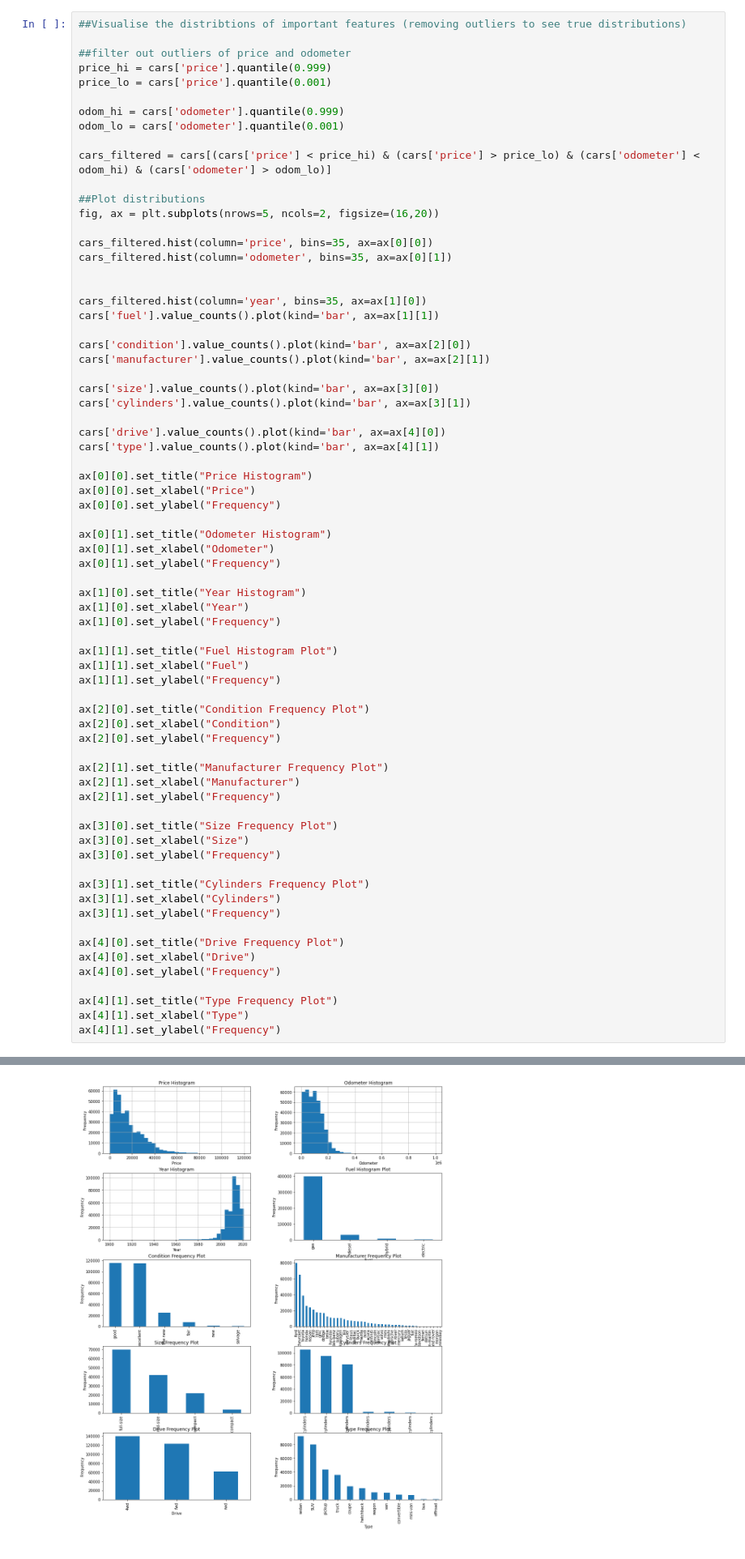
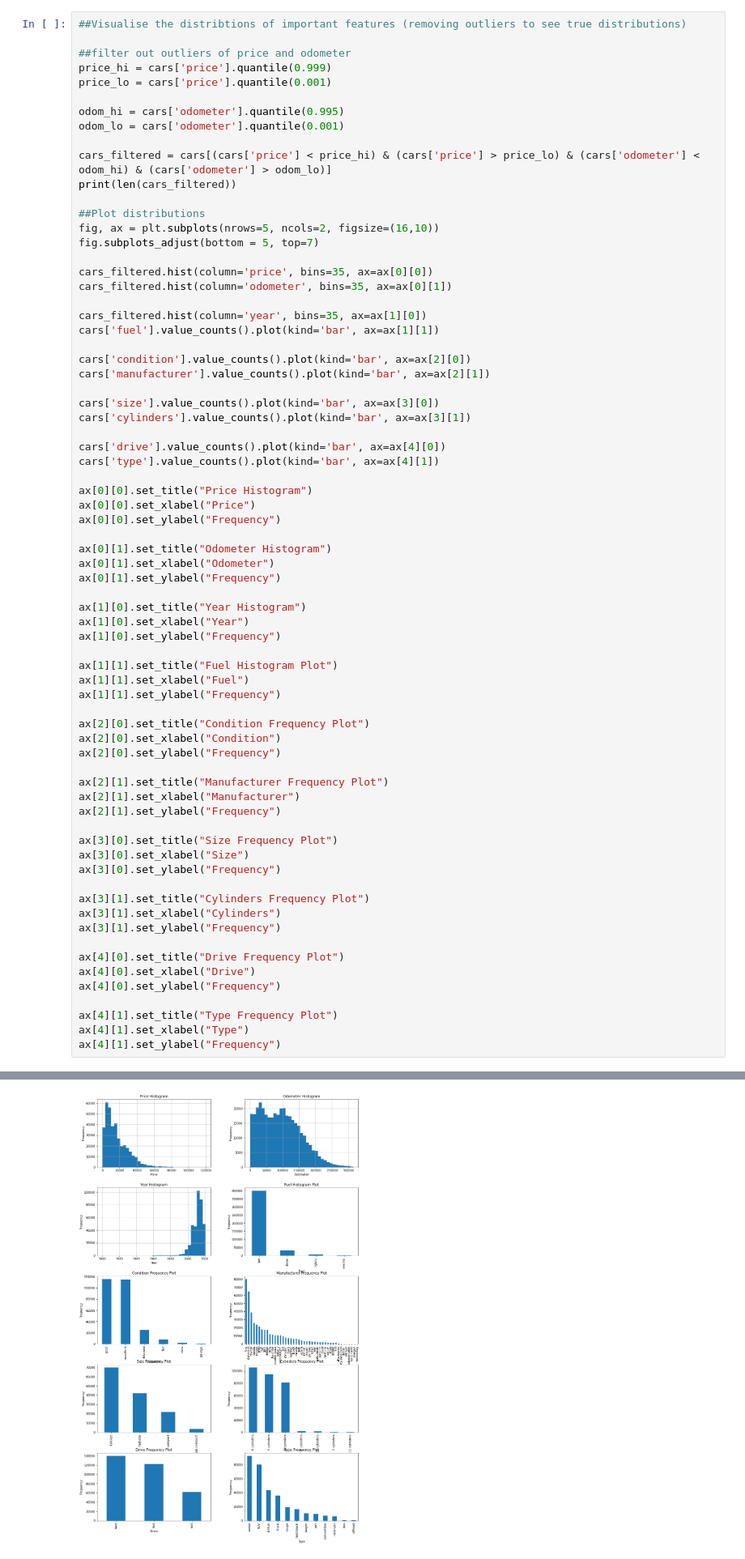
Before and after one commit to AJPutland/used-cars-ML, a Jupyter notebook: Used Car Sales EDA and Data Cleaning.ipynb, the cells around one changed output, grey strips where cells are left out. Shown at 81% size. Drawn from its saved outputs; the diff is of its cells as text.

```diff
--- a/Used Car Sales EDA and Data Cleaning.ipynb
+++ b/Used Car Sales EDA and Data Cleaning.ipynb
@@ -39,17 +46,18 @@ cars.describe(include=[object])
 price_hi = cars['price'].quantile(0.999)
 price_lo = cars['price'].quantile(0.001)
 
-odom_hi = cars['odometer'].quantile(0.999)
+odom_hi = cars['odometer'].quantile(0.995)
 odom_lo = cars['odometer'].quantile(0.001)
 
 cars_filtered = cars[(cars['price'] < price_hi) & (cars['price'] > price_lo) & (cars['odometer'] < odom_hi) & (cars['odometer'] > odom_lo)]
+print(len(cars_filtered))
 
 ##Plot distributions
-fig, ax = plt.subplots(nrows=5, ncols=2, figsize=(16,20))
+fig, ax = plt.subplots(nrows=5, ncols=2, figsize=(16,10))
+fig.subplots_adjust(bottom = 5, top=7)
 
 cars_filtered.hist(column='price', bins=35, ax=ax[0][0])
 cars_filtered.hist(column='odometer', bins=35, ax=ax[0][1])
-
 
 cars_filtered.hist(column='year', bins=35, ax=ax[1][0])
 cars['fuel'].value_counts().plot(kind='bar', ax=ax[1][1])
@@ -107,3 +116,3 @@ Text(0, 0.5, 'Frequency')
-[figure, old version]
+[figure, new version]
 # %%
 ## Visualise some correlations between attributes
```
Also changed, not shown: parts of 12 cells of this notebook, 1 other file.
